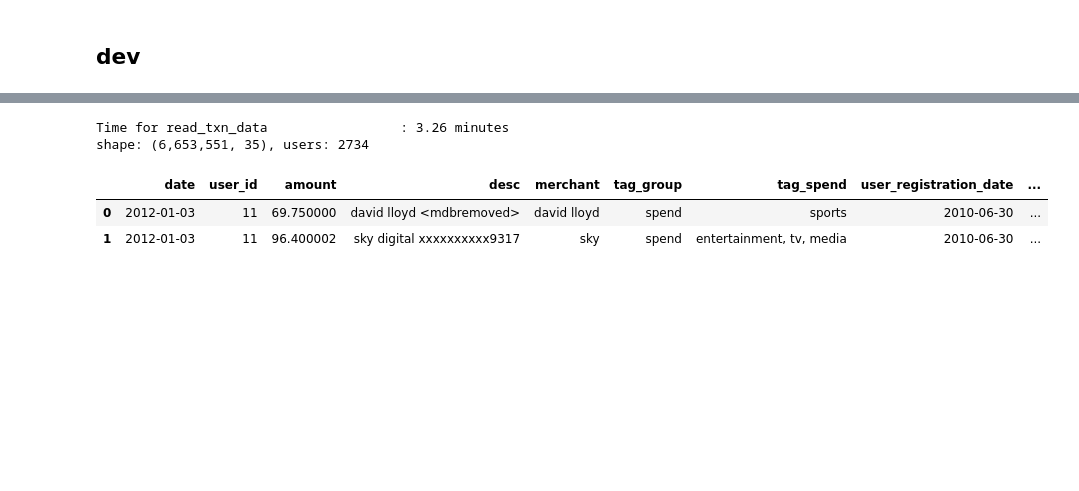
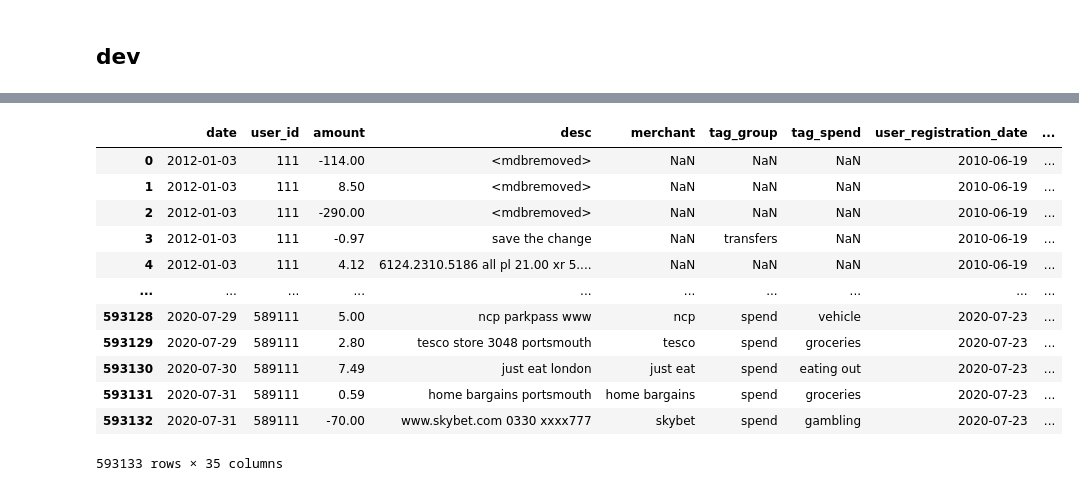
Before and after one commit to fabiangunzinger/mdb_eval, a Jupyter notebook: notebooks/scratchpad.ipynb, the cells around one changed output, grey strips where cells are left out. Drawn from its saved outputs; the diff is of its cells as text; code cells hidden in the pictures; blank space fills up the shorter version.

```diff
--- a/notebooks/scratchpad.ipynb
+++ b/notebooks/scratchpad.ipynb
@@ -70,0 +49,3 @@ Name: outflows, dtype: float64
+# %%
+dft = md.read_piece('~/tmp/mdb_111.parquet')
+hd.inspect(dft)
@@ -181,9 +87,16 @@ shape: (363, 26), users: 14
-# %%
-dft = hd.read_txn_data('X11')
-hd.inspect(dft)
-# %% [output]
-Time for read_txn_data                 : 3.26 minutes
-shape: (6,653,551, 35), users: 2734
-|  | date | user_id | amount | desc | merchant | tag_group | tag_spend | user_registration_date | ... |
-| 0 | 2012-01-03 | 11 | 69.750000 | david lloyd <mdbremoved> | david lloyd | spend | sports | 2010-06-30 | ... |
-| 1 | 2012-01-03 | 11 | 96.400002 | sky digital xxxxxxxxxx9317 | sky | spend | entertainment, tv, media | 2010-06-30 | ... |
+# %%
+dft
+# %% [output]
+|  | date | user_id | amount | desc | merchant | tag_group | tag_spend | user_registration_date | ... |
+| 0 | 2012-01-03 | 111 | -114.00 | <mdbremoved> | NaN | NaN | NaN | 2010-06-19 | ... |
+| 1 | 2012-01-03 | 111 | 8.50 | <mdbremoved> | NaN | NaN | NaN | 2010-06-19 | ... |
+| 2 | 2012-01-03 | 111 | -290.00 | <mdbremoved> | NaN | NaN | NaN | 2010-06-19 | ... |
+| 3 | 2012-01-03 | 111 | -0.97 | save the change | NaN | transfers | NaN | 2010-06-19 | ... |
+| 4 | 2012-01-03 | 111 | 4.12 | 6124.2310.5186 all pl 21.00 xr 5.... | NaN | NaN | NaN | 2010-06-19 | ... |
+| ... | ... | ... | ... | ... | ... | ... | ... | ... | ... |
+| 593128 | 2020-07-29 | 589111 | 5.00 | ncp parkpass www | ncp | spend | vehicle | 2020-07-23 | ... |
+| 593129 | 2020-07-29 | 589111 | 2.80 | tesco store 3048 portsmouth | tesco | spend | groceries | 2020-07-23 | ... |
+| 593130 | 2020-07-30 | 589111 | 7.49 | just eat london | just eat | spend | eating out | 2020-07-23 | ... |
+| 593131 | 2020-07-31 | 589111 | 0.59 | home bargains portsmouth | home bargains | spend | groceries | 2020-07-23 | ... |
+| 593132 | 2020-07-31 | 589111 | -70.00 | www.skybet.com 0330 xxxx777 | skybet | spend | gambling | 2020-07-23 | ... |
+593133 rows × 35 columns
```
Also changed, not shown: parts of 23 cells of this notebook, 15 other files.
